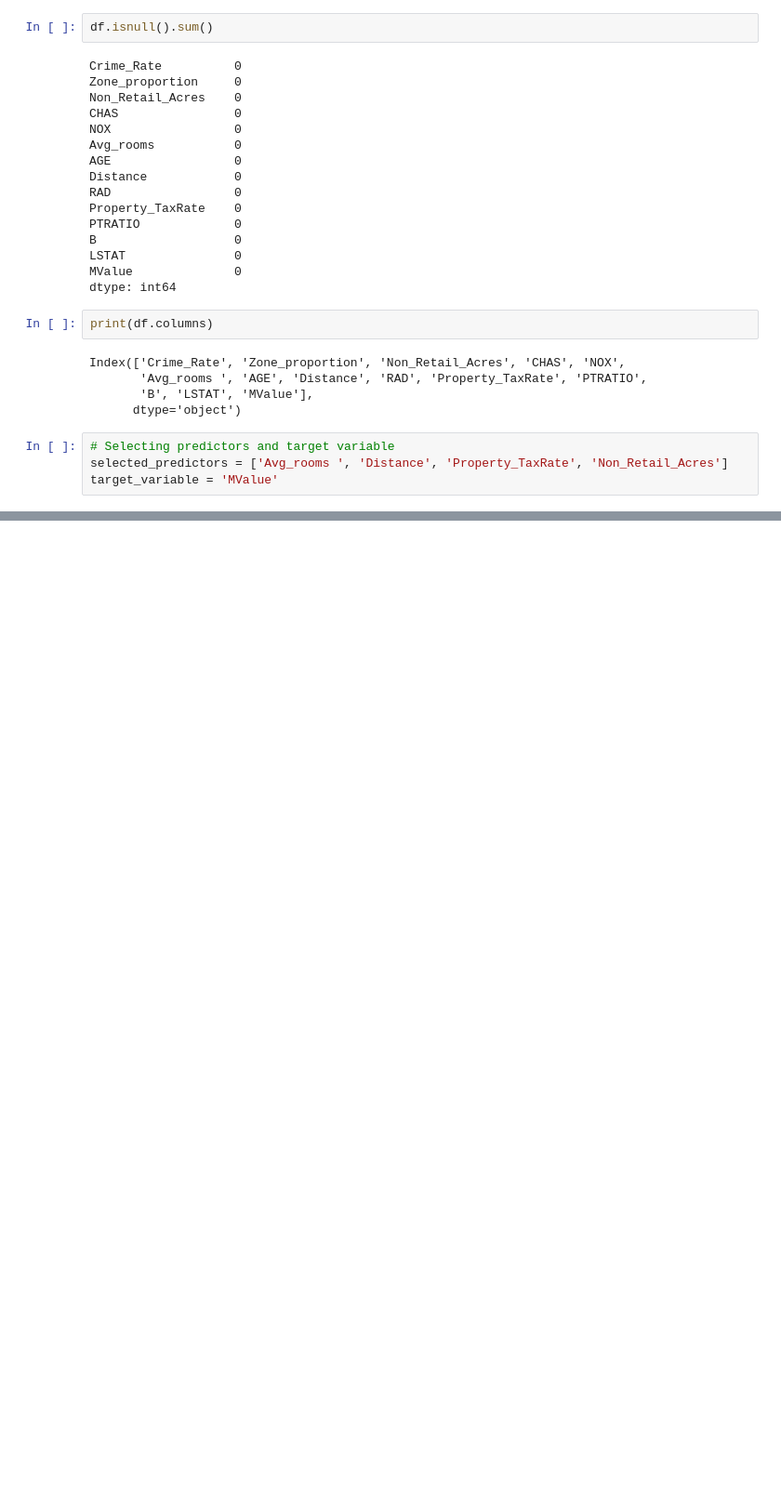
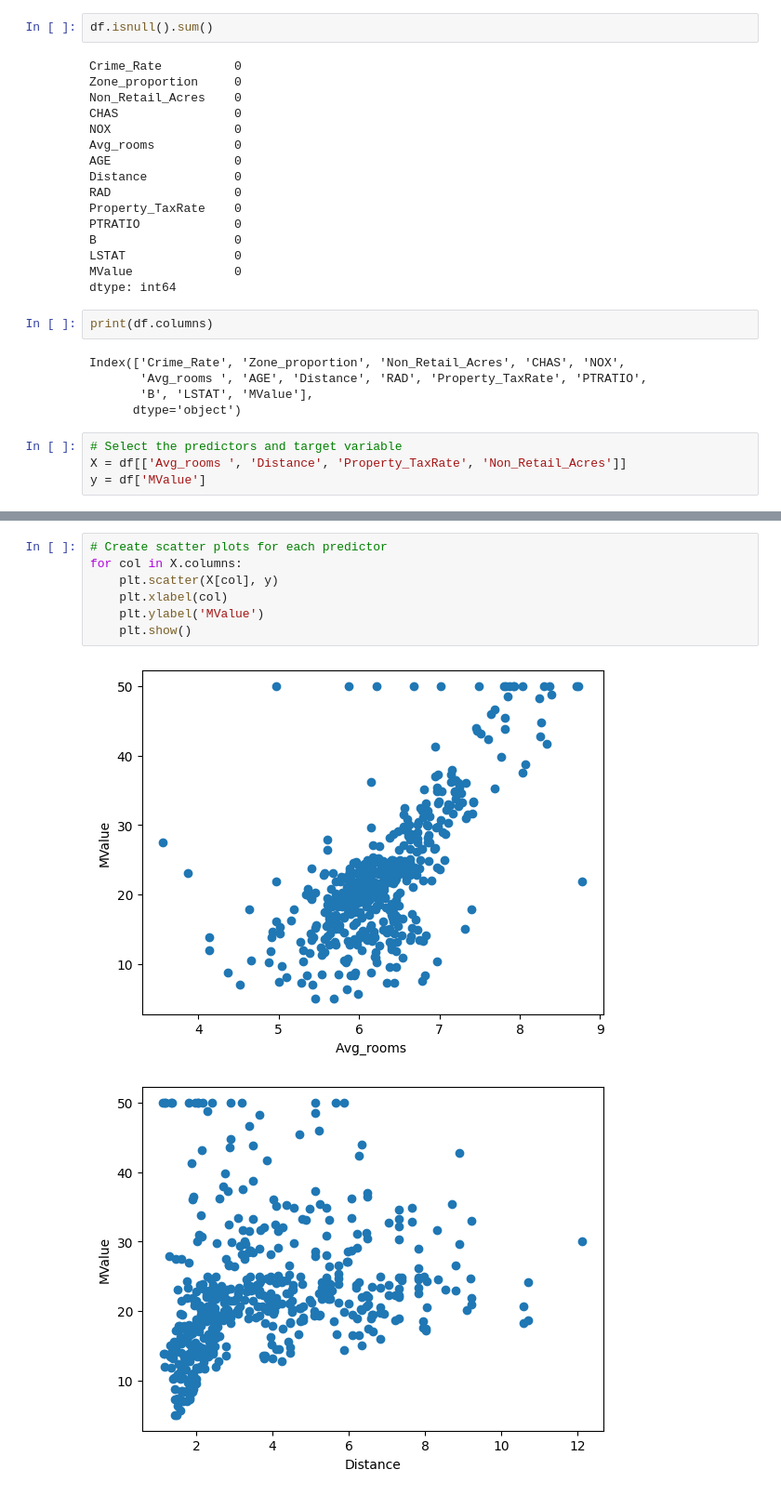
Before and after one commit to Donalizasaji/LAB, a Jupyter notebook: AML_Lab_02.ipynb, the cells around one changed output, grey strips where cells are left out. Shown at 93% size. Drawn from its saved outputs; the diff is of its cells as text; blank space fills up the shorter version.

```diff
--- a/AML_Lab_02.ipynb
+++ b/AML_Lab_02.ipynb
@@ -59,6 +59,6 @@ Index(['Crime_Rate', 'Zone_proportion', 'Non_Retail_Acres', 'CHAS', 'NOX',
        'B', 'LSTAT', 'MValue'],
       dtype='object')
 # %%
-# Selecting predictors and target variable
-selected_predictors = ['Avg_rooms ', 'Distance', 'Property_TaxRate', 'Non_Retail_Acres']
-target_variable = 'MValue'
+# Select the predictors and target variable
+X = df[['Avg_rooms ', 'Distance', 'Property_TaxRate', 'Non_Retail_Acres']]
+y = df['MValue']
@@ -79,0 +78,10 @@ AttributeError: ignored
+# %%
+# Create scatter plots for each predictor
+for col in X.columns:
+    plt.scatter(X[col], y)
+    plt.xlabel(col)
+    plt.ylabel('MValue')
+    plt.show()
+# %% [output]
+[figure, added]
+[figure, added]
```
Also changed, not shown: parts of 9 cells of this notebook.
